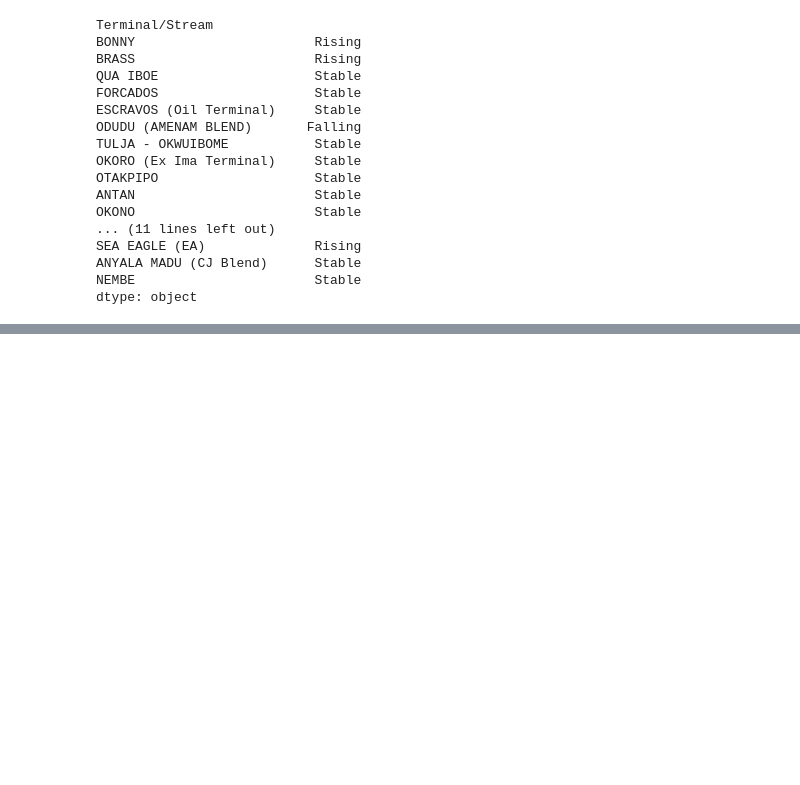
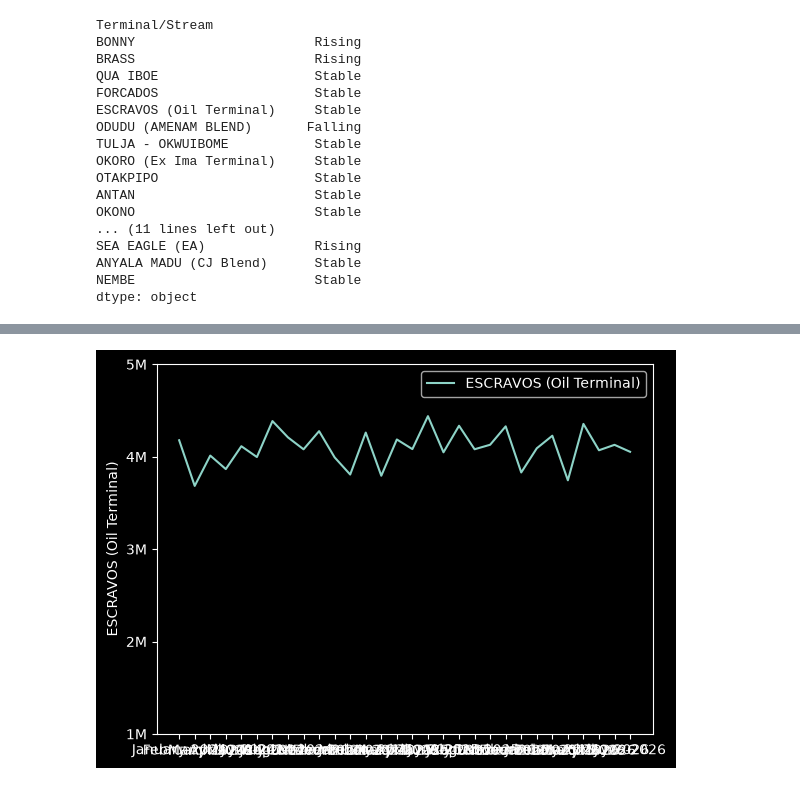
Before and after one commit to loteehenry/Oil-Production---Exploratory-Data-Analysis, a Jupyter notebook: notebooks/analysis.ipynb, the cells around one changed output, grey strips where cells are left out. Drawn from its saved outputs; the diff is of its cells as text; code cells hidden in the pictures; blank space fills up the shorter version.

```diff
--- a/notebooks/analysis.ipynb
+++ b/notebooks/analysis.ipynb
@@ -761,0 +782,7 @@ dtype: object
+# %%
+brass_output_df = q2_master_df.loc[["ESCRAVOS (Oil Terminal)"]]
+sns.lineplot(x=months, y=brass_output_df.iloc[0, 1:], label="ESCRAVOS (Oil Terminal)")
+plt.yticks([1000000, 2000000, 3000000, 4000000, 5000000] ,["1M", "2M", "3M", "4M", "5M"])
+plt.show()
+# %% [output]
+[figure, added]
```
Also changed, not shown: parts of 3 cells of this notebook.
